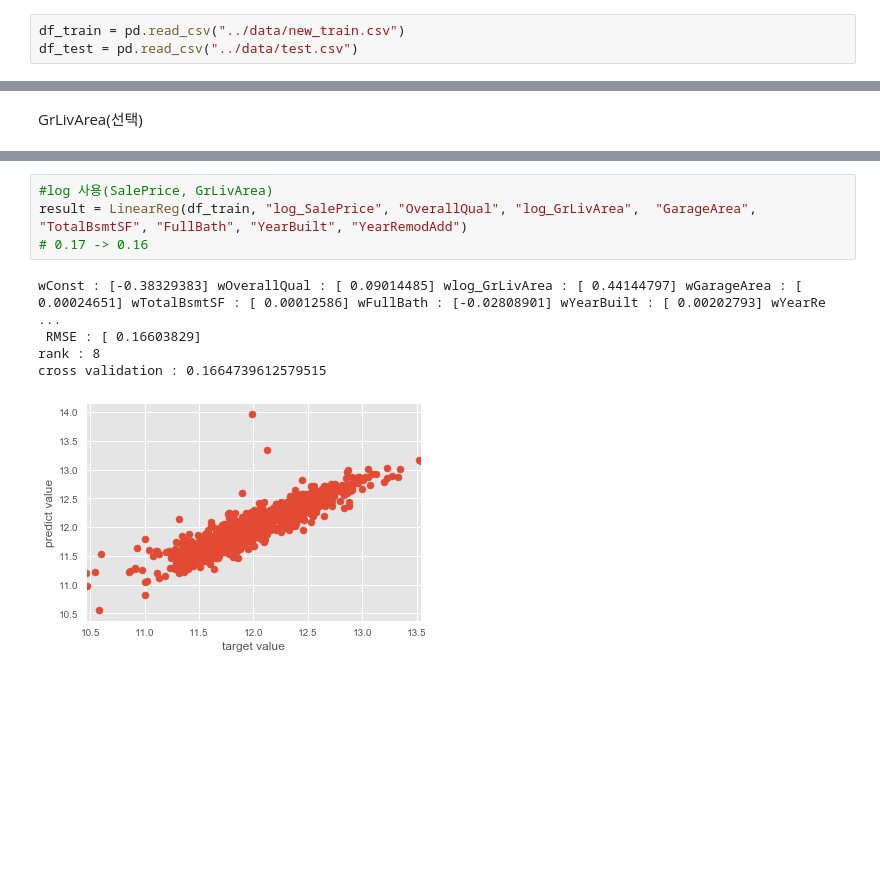
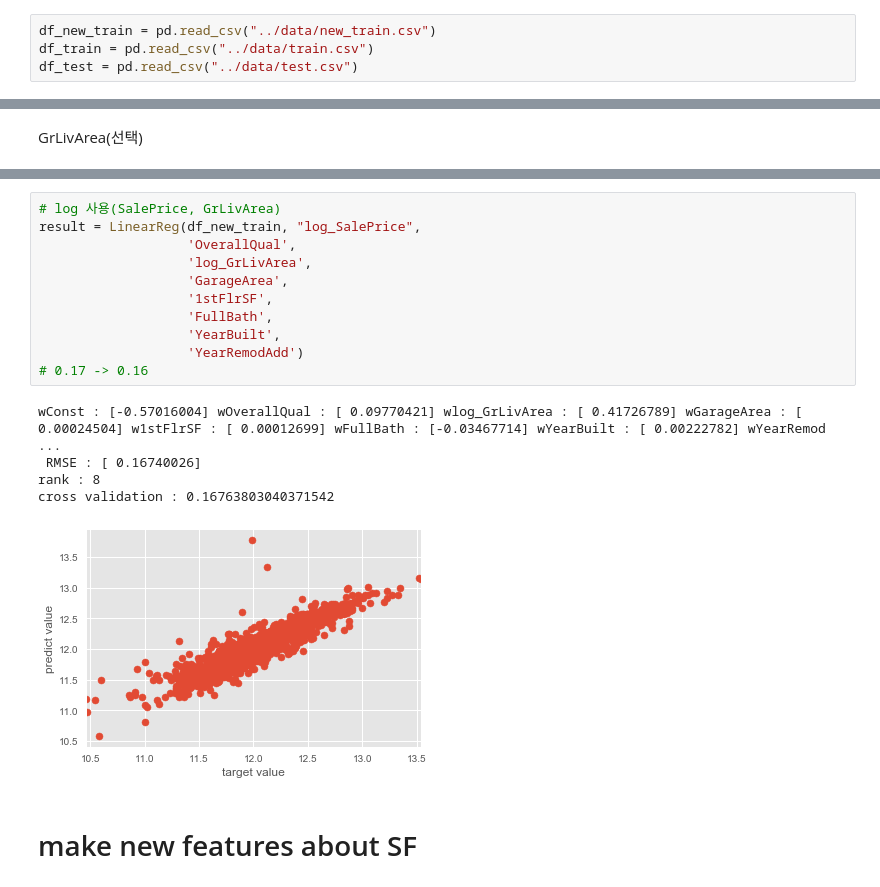
Before and after one commit to wjy5446/house-price-project, a Jupyter notebook: YoonJaeyoung/3-feature-selection.ipynb, the cells around one changed output, grey strips where cells are left out. Cells and saved outputs as stored; diff of their text form; blank space fills up the shorter version.

```diff
--- a/YoonJaeyoung/3-feature-selection.ipynb
+++ b/YoonJaeyoung/3-feature-selection.ipynb
@@ -34,7 +100,8 @@ def LinearReg(data, target, *features):
 # %%
 plt.style.use("ggplot")
 # %%
-df_train = pd.read_csv("../data/new_train.csv")
+df_new_train = pd.read_csv("../data/new_train.csv")
+df_train = pd.read_csv("../data/train.csv")
 df_test = pd.read_csv("../data/test.csv")
 # %% [markdown]
 # LinearRegression
@@ -291,10 +263,19 @@ sp.stats.probplot(log_GrLivArea, plot = axes[1])
 # %%
-#log 사용(SalePrice, GrLivArea)
-result = LinearReg(df_train, "log_SalePrice", "OverallQual", "log_GrLivArea",  "GarageArea", "TotalBsmtSF", "FullBath", "YearBuilt", "YearRemodAdd")
+# log 사용(SalePrice, GrLivArea)
+result = LinearReg(df_new_train, "log_SalePrice",
+                   'OverallQual',
+                   'log_GrLivArea',
+                   'GarageArea',
+                   '1stFlrSF',
+                   'FullBath',
+                   'YearBuilt',
+                   'YearRemodAdd')
 # 0.17 -> 0.16
 # %% [output]
-wConst : [-0.38329383] wOverallQual : [ 0.09014485] wlog_GrLivArea : [ 0.44144797] wGarageArea : [ 0.00024651] wTotalBsmtSF : [ 0.00012586] wFullBath : [-0.02808901] wYearBuilt : [ 0.00202793] wYearRe ...
- RMSE : [ 0.16603829]
+wConst : [-0.57016004] wOverallQual : [ 0.09770421] wlog_GrLivArea : [ 0.41726789] wGarageArea : [ 0.00024504] w1stFlrSF : [ 0.00012699] wFullBath : [-0.03467714] wYearBuilt : [ 0.00222782] wYearRemod ...
+ RMSE : [ 0.16740026]
 rank : 8
-cross validation : 0.1664739612579515
+cross validation : 0.16763803040371542
-[figure, old version]
+[figure, new version]
+# %% [markdown]
+# make new features about SF
```
Also changed, not shown: parts of 42 cells of this notebook.
